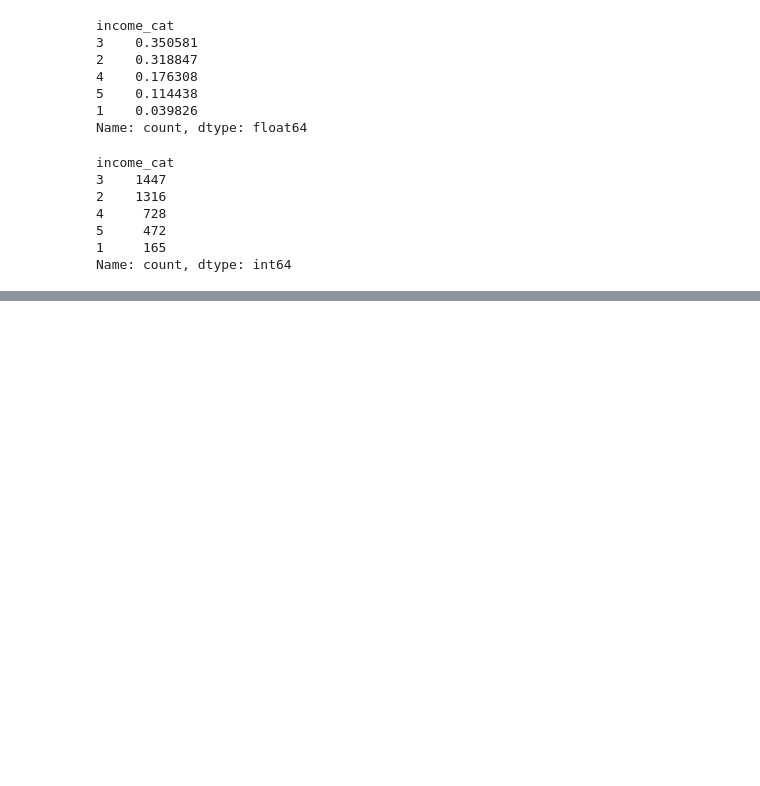
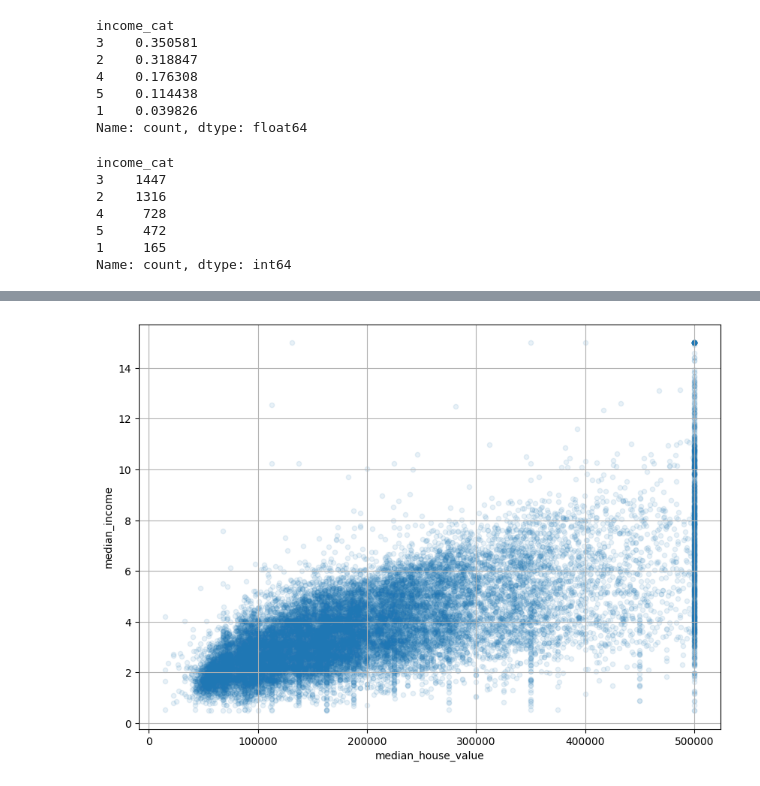
Before and after one commit to naven084k/MachineLearning, a Jupyter notebook: handsonML/chapter2/main.ipynb, the cells around one changed output, grey strips where cells are left out. Saved outputs shown, nothing was run; the diff lists cells and outputs as text; code cells hidden in the pictures; blank space fills up the shorter version.

```diff
--- a/handsonML/chapter2/main.ipynb
+++ b/handsonML/chapter2/main.ipynb
@@ -159,0 +186,8 @@ plt.show()
+# %%
+
+## important attributes are median income to housing value
+housing.plot(kind='scatter', x='median_house_value',y='median_income', grid=True, alpha=0.1,
+             figsize=(10,7))
+plt.show()
+# %% [output]
+[figure, added]
```
Also changed, not shown: parts of 3 cells of this notebook.
